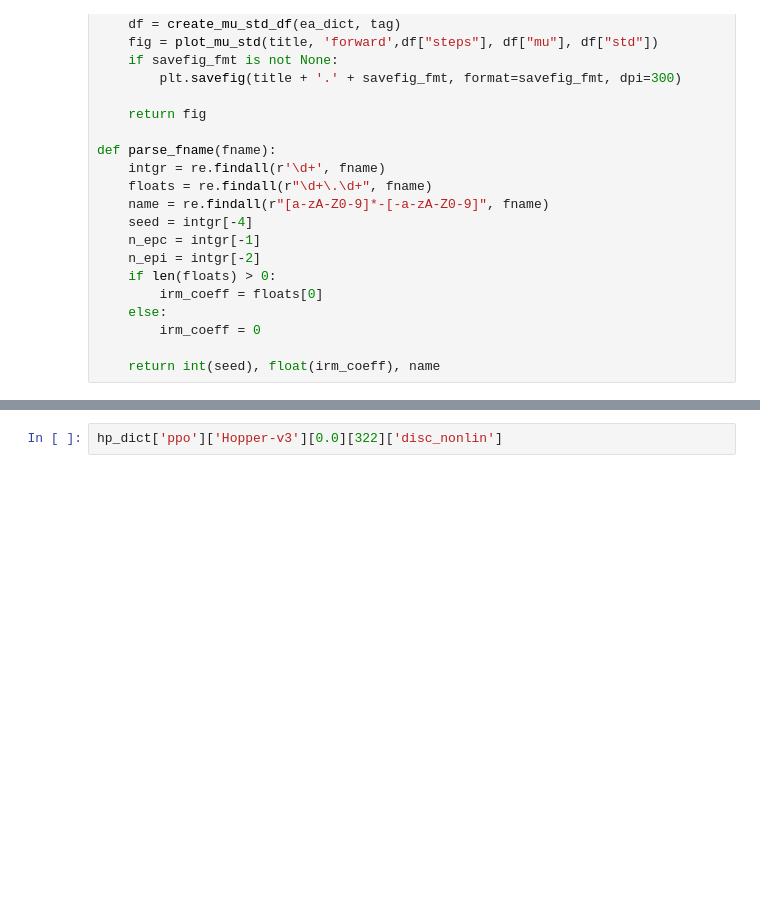
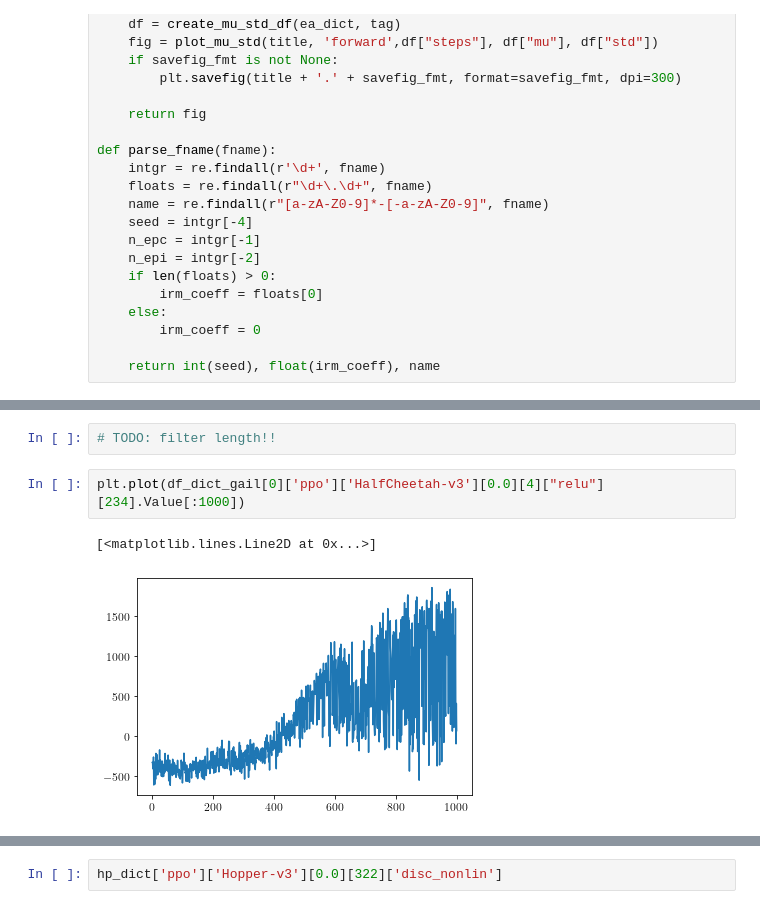
Before and after one commit to iov9000/cleanrl, a Jupyter notebook: cleanrl/load_results.ipynb, the cells around one changed output, grey strips where cells are left out. Saved outputs shown, nothing was run; the diff lists cells and outputs as text; blank space fills up the shorter version.

```diff
--- a/cleanrl/load_results.ipynb
+++ b/cleanrl/load_results.ipynb
@@ -340,0 +561,7 @@ for k,v in ea_dict.items():
+# %%
+# TODO: filter length!!
+# %%
+plt.plot(df_dict_gail[0]['ppo']['HalfCheetah-v3'][0.0][4]["relu"][234].Value[:1000])
+# %% [output]
+[<matplotlib.lines.Line2D at 0x...>]
+[figure, added]
```
Also changed, not shown: parts of 19 cells of this notebook, 6 other files.
